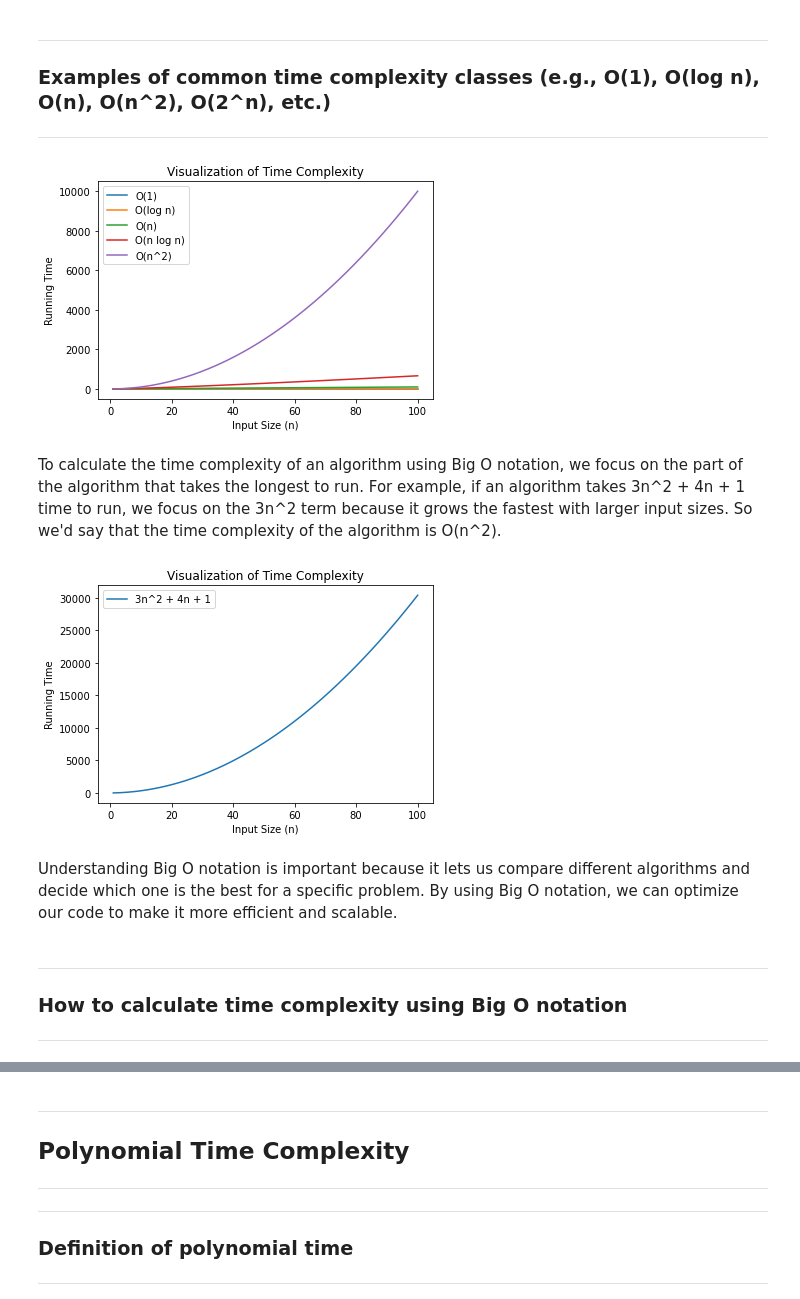
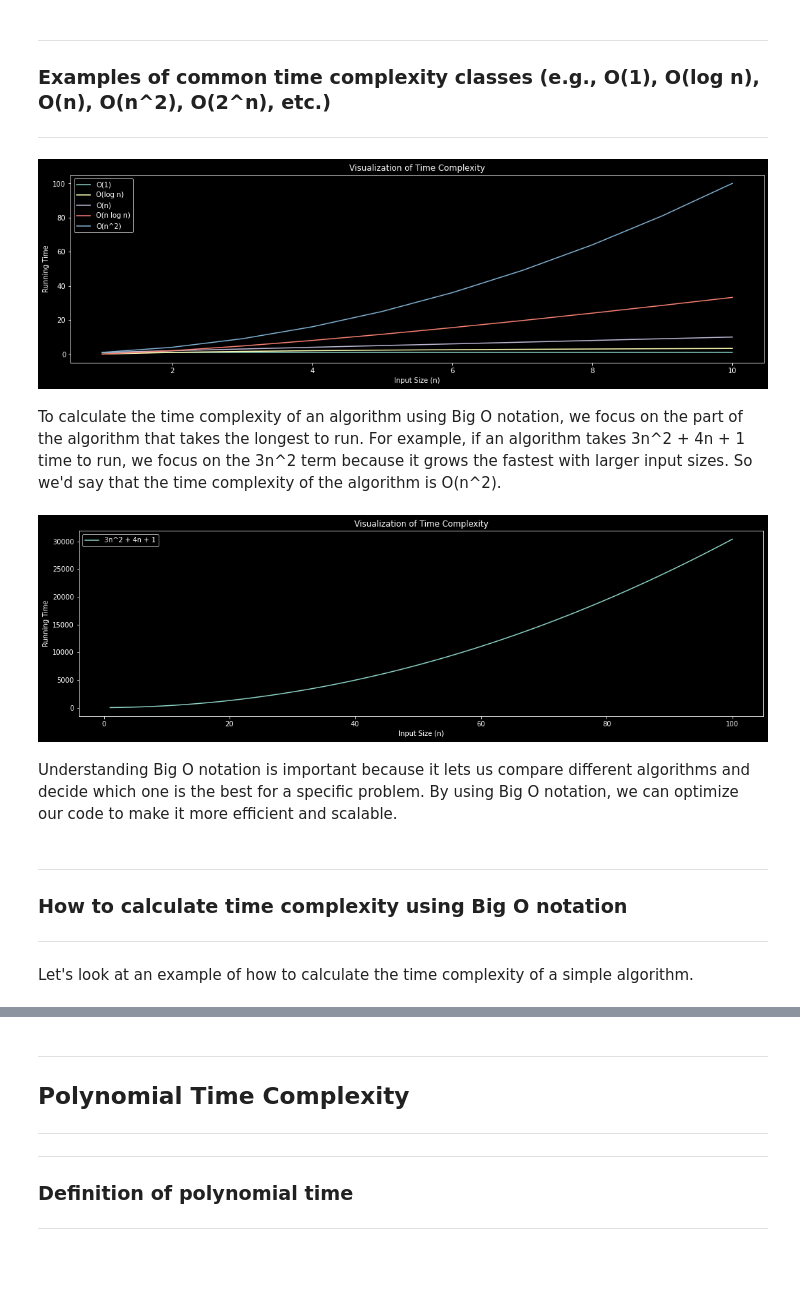
Before and after one commit to NatanTrosmanGMIT/Theory_Of_Algorithms_Project, a Jupyter notebook: polynomial_time.ipynb, the cells around one changed output, grey strips where cells are left out. Drawn from its saved outputs; the diff is of its cells as text; code cells hidden in the pictures; blank space fills up the shorter version.

Commit message:
Added BigO Example and fixed plot background colour issue

```diff
--- a/polynomial_time.ipynb
+++ b/polynomial_time.ipynb
@@ -97,34 +97,35 @@ There are other time complexity classes like O(log n), O(n^2), and O(2^n), which
 # %%
 import matplotlib.pyplot as plt
 import numpy as np
 
 # Set up the input size array
-n = np.arange(1, 101)
+n = np.arange(1, 11)
 
 # Calculate the running times for different time complexity classes
 O_1 = np.full_like(n, 1)
 O_log_n = np.log2(n)
 O_n = n
 O_n_log_n = n * np.log2(n)
 O_n_squared = n**2
 
 # Plot the running times
+plt.subplots(figsize=(18,5), facecolor='black')
 plt.plot(n, O_1, label="O(1)")
 plt.plot(n, O_log_n, label="O(log n)")
 plt.plot(n, O_n, label="O(n)")
 plt.plot(n, O_n_log_n, label="O(n log n)")
 plt.plot(n, O_n_squared, label="O(n^2)")
 
 # Add labels and legend
 plt.xlabel("Input Size (n)")
 plt.ylabel("Running Time")
 plt.title("Visualization of Time Complexity")
 plt.legend()
 
 # Show the plot
 plt.show()
 # %% [output]
-[figure, old version]
+[figure, new version]
 # %% [markdown]
 To calculate the time complexity of an algorithm using Big O notation, we focus on the part of the algorithm that takes the longest to run. For example, if an algorithm takes 3n^2 + 4n + 1 time to run, we focus on the 3n^2 term because it grows the fastest with larger input sizes. So we'd say that the time complexity of the algorithm is O(n^2).
 # %%
@@ -136,6 +137,9 @@ n = np.arange(1, 101)
 
 # Calculate the running time using the formula 3n^2 + 4n + 1
 y = 3*n**2 + 4*n + 1
+
+# Create a figure with a larger size
+plt.figure(figsize=(18, 5))
 
 # Plot the running time
 plt.plot(n, y, label="3n^2 + 4n + 1")
@@ -149,7 +153,7 @@ plt.legend()
 # Show the plot
 plt.show()
 # %% [output]
-[figure, old version]
+[figure, new version]
 # %% [markdown]
 
 
@@ -158,3 +162,4 @@ Understanding Big O notation is important because it lets us compare different a
 ***
 ### How to calculate time complexity using Big O notation
 ***
+Let's look at an example of how to calculate the time complexity of a simple algorithm.
```
Also changed, not shown: parts of 4 cells of this notebook.
